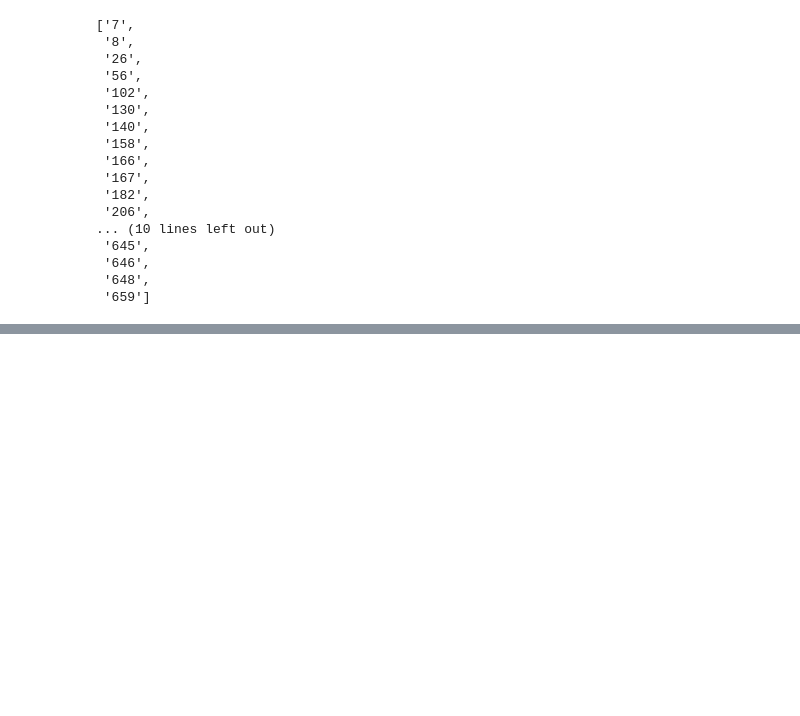
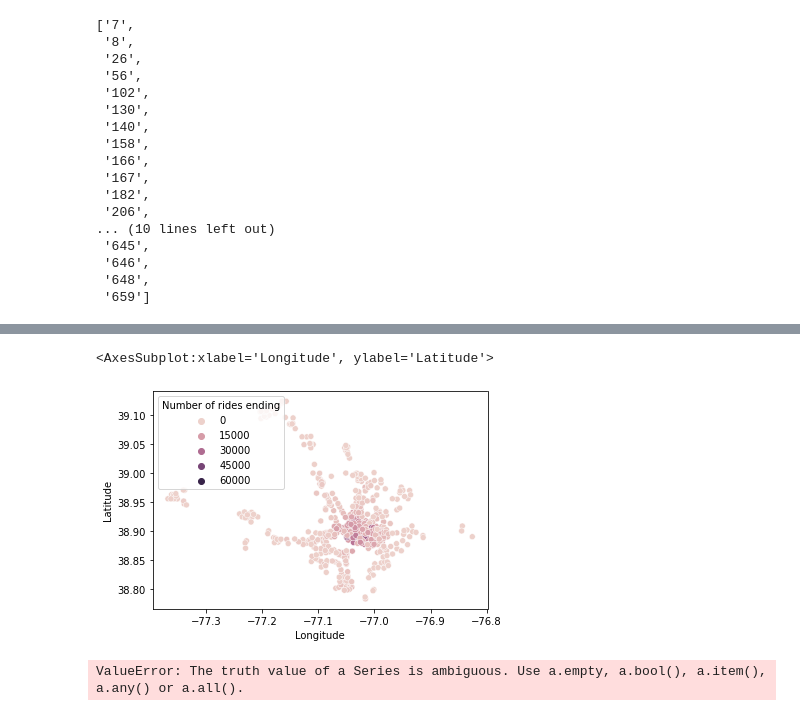
Before and after one commit to beugi19/Capital-Bikeshare, a Jupyter notebook: bike3.ipynb, the cells around one changed output, grey strips where cells are left out. Drawn from its saved outputs; the diff is of its cells as text; code cells hidden in the pictures; blank space fills up the shorter version.

```diff
--- a/bike3.ipynb
+++ b/bike3.ipynb
@@ -44,0 +183,9 @@ empty_stat
+# %%
+sns.scatterplot(data=df_lats, y='Latitude', x='Longitude', hue='Number of rides ending', sizes=(2,2))
+# %% [output]
+<AxesSubplot:xlabel='Longitude', ylabel='Latitude'>
+[figure, added]
+# %%
+df_lats['Bike Drain']=df_lats['Number of rides ending']-df_lats['Number of rides starting']
+# %% [output]
+ValueError: The truth value of a Series is ambiguous. Use a.empty, a.bool(), a.item(), a.any() or a.all().
```
Also changed, not shown: parts of 15 cells of this notebook, 1 other file.
